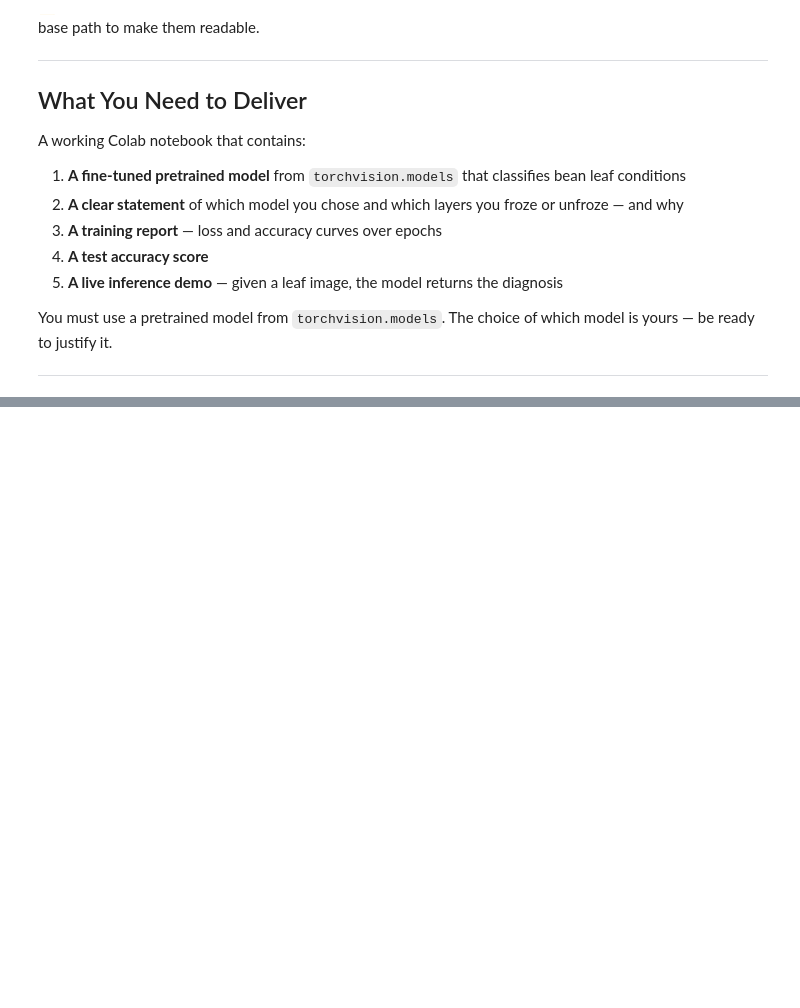
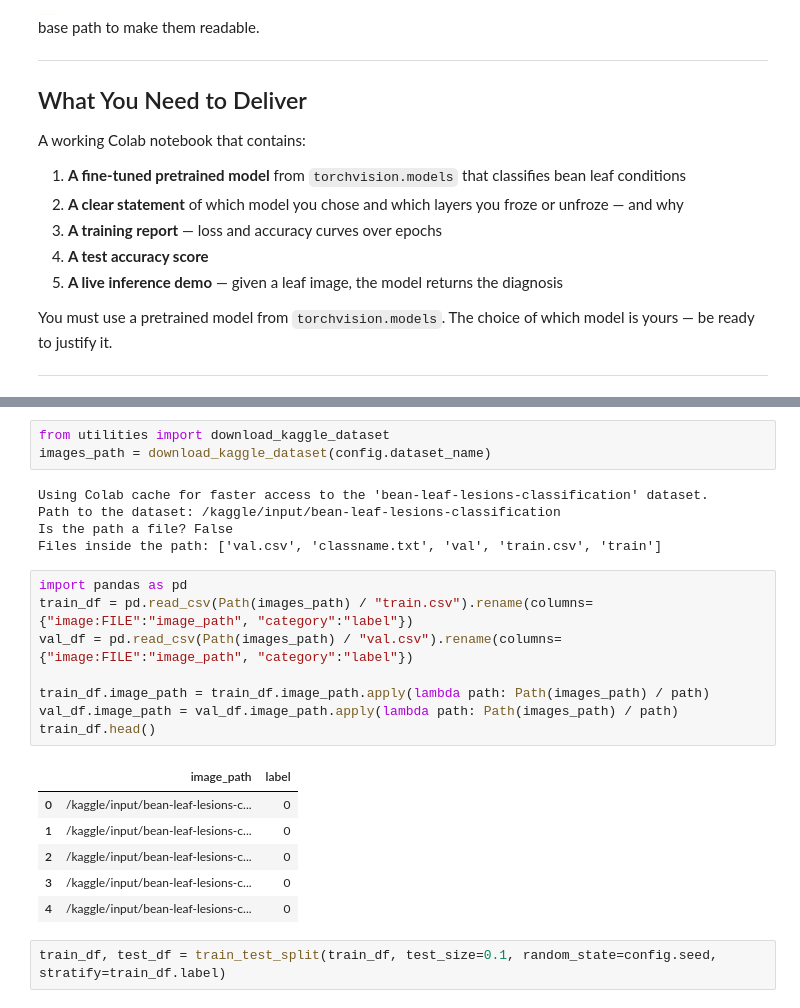
Before and after one commit to Ibraheem-Al-hafith/classification_hub, a Jupyter notebook: Ex_3_Image_Classification_Pretrained.ipynb, the cells around one changed output, grey strips where cells are left out. Cells and saved outputs as stored; diff of their text form; blank space fills up the shorter version.

```diff
--- a/Ex_3_Image_Classification_Pretrained.ipynb
+++ b/Ex_3_Image_Classification_Pretrained.ipynb
@@ -51,0 +99,25 @@ The choice of which model is yours — be ready to justify it.
+# %%
+from utilities import download_kaggle_dataset
+images_path = download_kaggle_dataset(config.dataset_name)
+# %% [output]
+Using Colab cache for faster access to the 'bean-leaf-lesions-classification' dataset.
+Path to the dataset: /kaggle/input/bean-leaf-lesions-classification
+Is the path a file? False
+Files inside the path: ['val.csv', 'classname.txt', 'val', 'train.csv', 'train']
+# %%
+import pandas as pd
+train_df = pd.read_csv(Path(images_path) / "train.csv").rename(columns={"image:FILE":"image_path", "category":"label"})
+val_df = pd.read_csv(Path(images_path) / "val.csv").rename(columns={"image:FILE":"image_path", "category":"label"})
+
+train_df.image_path = train_df.image_path.apply(lambda path: Path(images_path) / path)
+val_df.image_path = val_df.image_path.apply(lambda path: Path(images_path) / path)
+train_df.head()
+# %% [output]
+|  | image_path | label |
+| 0 | /kaggle/input/bean-leaf-lesions-c... | 0 |
+| 1 | /kaggle/input/bean-leaf-lesions-c... | 0 |
+| 2 | /kaggle/input/bean-leaf-lesions-c... | 0 |
+| 3 | /kaggle/input/bean-leaf-lesions-c... | 0 |
+| 4 | /kaggle/input/bean-leaf-lesions-c... | 0 |
+# %%
+train_df, test_df = train_test_split(train_df, test_size=0.1, random_state=config.seed, stratify=train_df.label)
```
Also changed, not shown: parts of 15 cells of this notebook, 1 other file.
